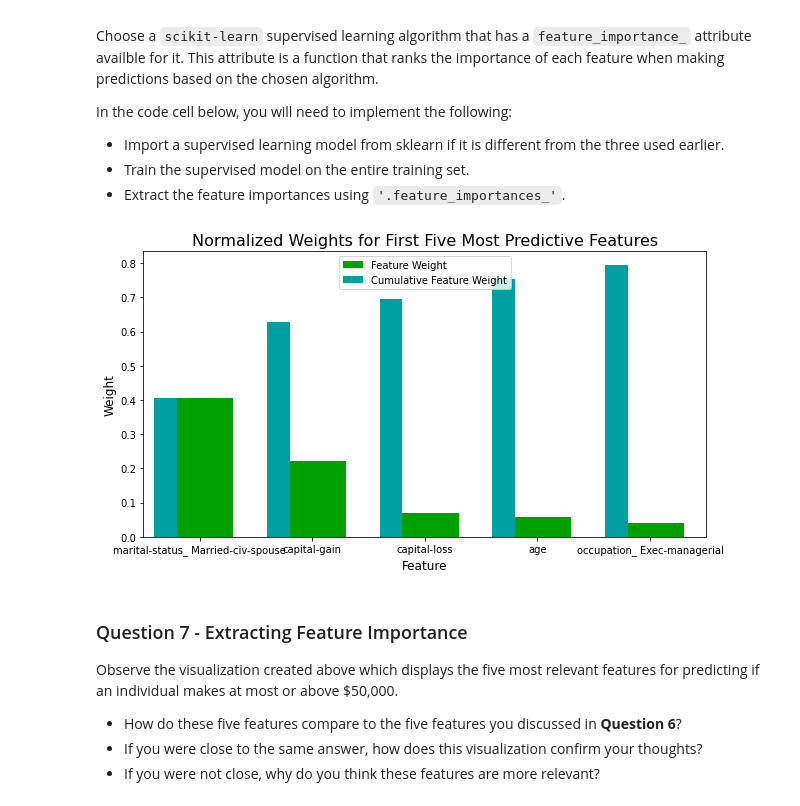
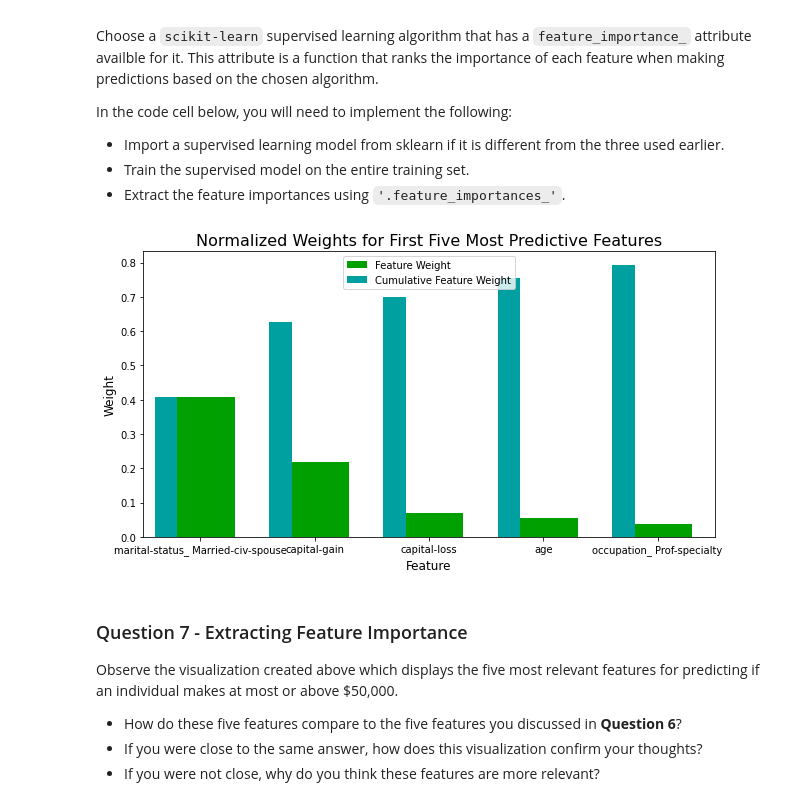
Before and after one commit to amine-mih-dev/salary-prediction, a Jupyter notebook: starter/finding_donors.ipynb, the cells around one changed output. Saved outputs shown, nothing was run; the diff lists cells and outputs as text; code cells hidden in the pictures.

```diff
--- a/starter/finding_donors.ipynb
+++ b/starter/finding_donors.ipynb
@@ -1009,18 +949,17 @@ In the code cell below, you will need to implement the following:
 # %%
 # TODO: Import a supervised learning model that has 'feature_importances_'
 from sklearn.ensemble import RandomForestClassifier
-#split the
 
 # TODO: Train the supervised model on the training set using .fit(X_train, y_train)
-model = GradientBoostingClassifier(random_state=42).fit(features_final, income)
+model = GradientBoostingClassifier(random_state=42).fit(X_train, y_train)
 
 # TODO: Extract the feature importances using .feature_importances_
 importances = model.feature_importances_
 
 # Plot
-vs.feature_plot(importances,features_final, income)
+vs.feature_plot(importances,X_train, y_train)
 # %% [output]
-[figure, old version]
+[figure, new version]
 # %% [markdown]
 ### Question 7 - Extracting Feature Importance
 
```
Also changed, not shown: parts of 7 cells of this notebook.
